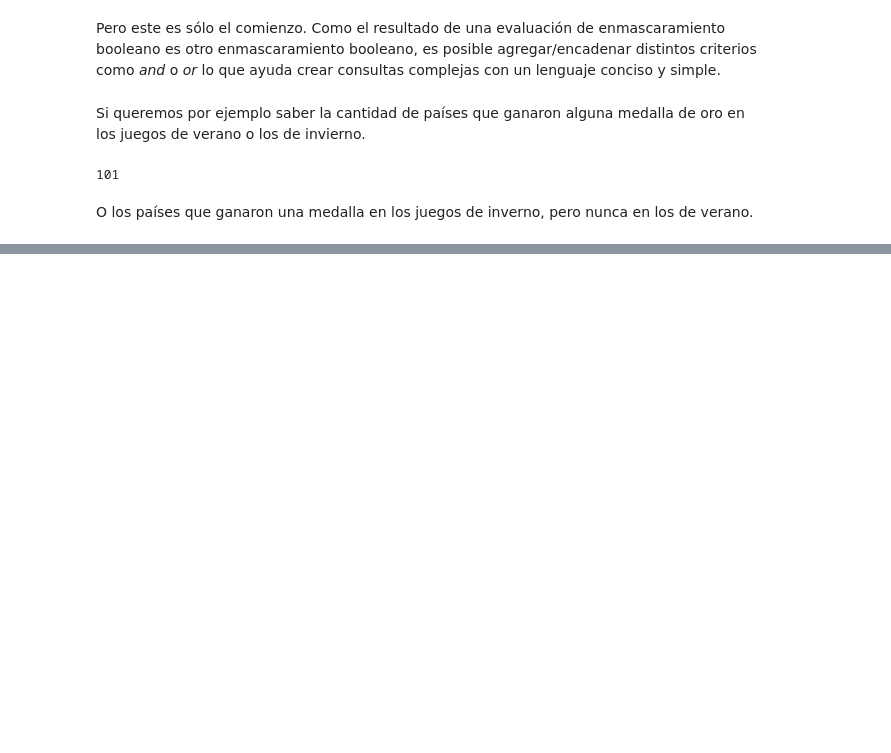
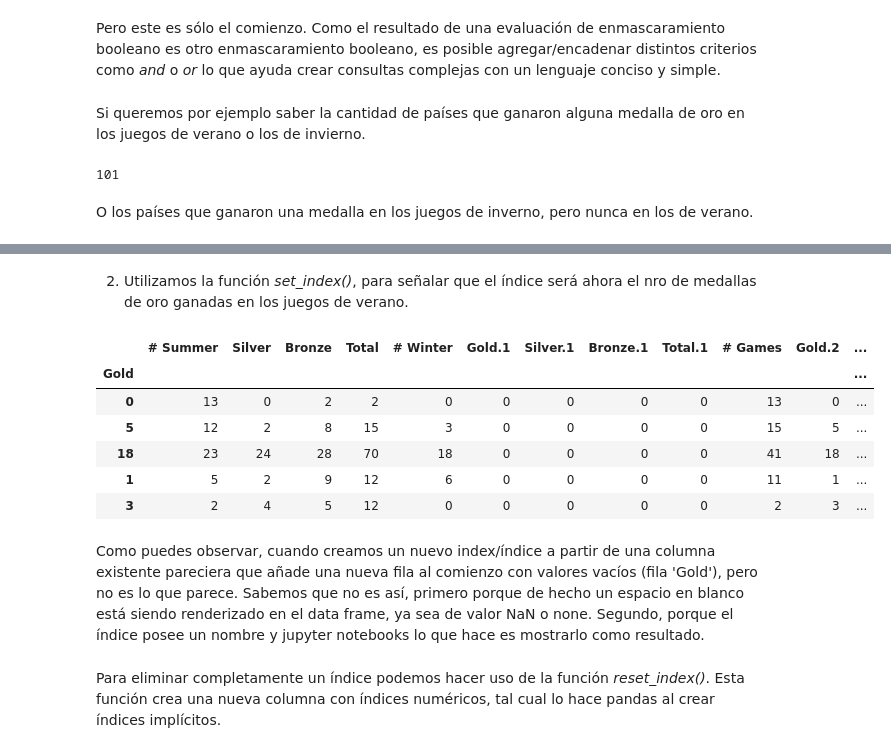
Before and after one commit to krystofff/data-science, a Jupyter notebook: Python.ipynb, the cells around one changed output, grey strips where cells are left out. Drawn from its saved outputs; the diff is of its cells as text; code cells hidden in the pictures; blank space fills up the shorter version.

Commit message:
Notebook update week 2

```diff
--- a/Python.ipynb
+++ b/Python.ipynb
@@ -1387,0 +1389,19 @@ df[(df['Gold.1'] > 0) & (df['Gold'] == 0)]
+# %%
+df['country'] = df.index
+# %% [markdown]
+2) Utilizamos la función _set_index()_, para señalar que el índice será ahora el nro de medallas de oro ganadas en los juegos de verano.
+# %%
+df = df.set_index('Gold')
+df.head()
+# %% [output]
+|  | # Summer | Silver | Bronze | Total | # Winter | Gold.1 | Silver.1 | Bronze.1 | Total.1 | # Games | Gold.2 | ... |
+| Gold |  |  |  |  |  |  |  |  |  |  |  | ... |
+| 0 | 13 | 0 | 2 | 2 | 0 | 0 | 0 | 0 | 0 | 13 | 0 | ... |
+| 5 | 12 | 2 | 8 | 15 | 3 | 0 | 0 | 0 | 0 | 15 | 5 | ... |
+| 18 | 23 | 24 | 28 | 70 | 18 | 0 | 0 | 0 | 0 | 41 | 18 | ... |
+| 1 | 5 | 2 | 9 | 12 | 6 | 0 | 0 | 0 | 0 | 11 | 1 | ... |
+| 3 | 2 | 4 | 5 | 12 | 0 | 0 | 0 | 0 | 0 | 2 | 3 | ... |
+# %% [markdown]
+Como puedes observar, cuando creamos un nuevo index/índice a partir de una columna existente pareciera que añade una nueva fila al comienzo con valores vacíos (fila 'Gold'), pero no es lo que parece. Sabemos que no es así, primero porque de hecho un espacio en blanco está siendo renderizado en el data frame, ya sea de valor NaN o none. Segundo, porque el índice posee un nombre y jupyter notebooks lo que hace es mostrarlo como resultado.
+# %% [markdown]
+Para eliminar completamente un índice podemos hacer uso de la función _reset_index()_. Esta función crea una nueva columna con índices numéricos, tal cual lo hace pandas al crear índices implícitos.
```
Also changed, not shown: parts of 30 cells of this notebook.
